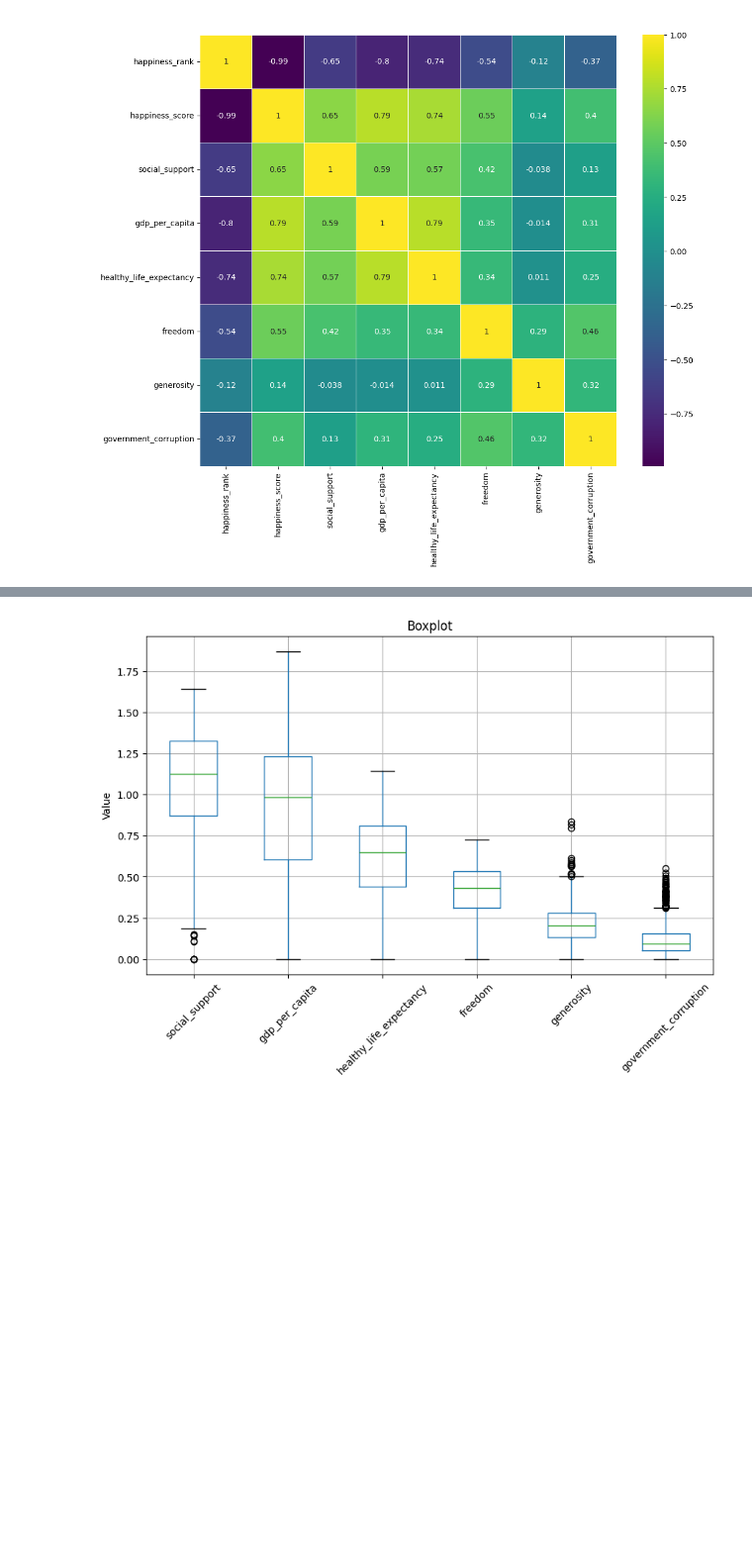
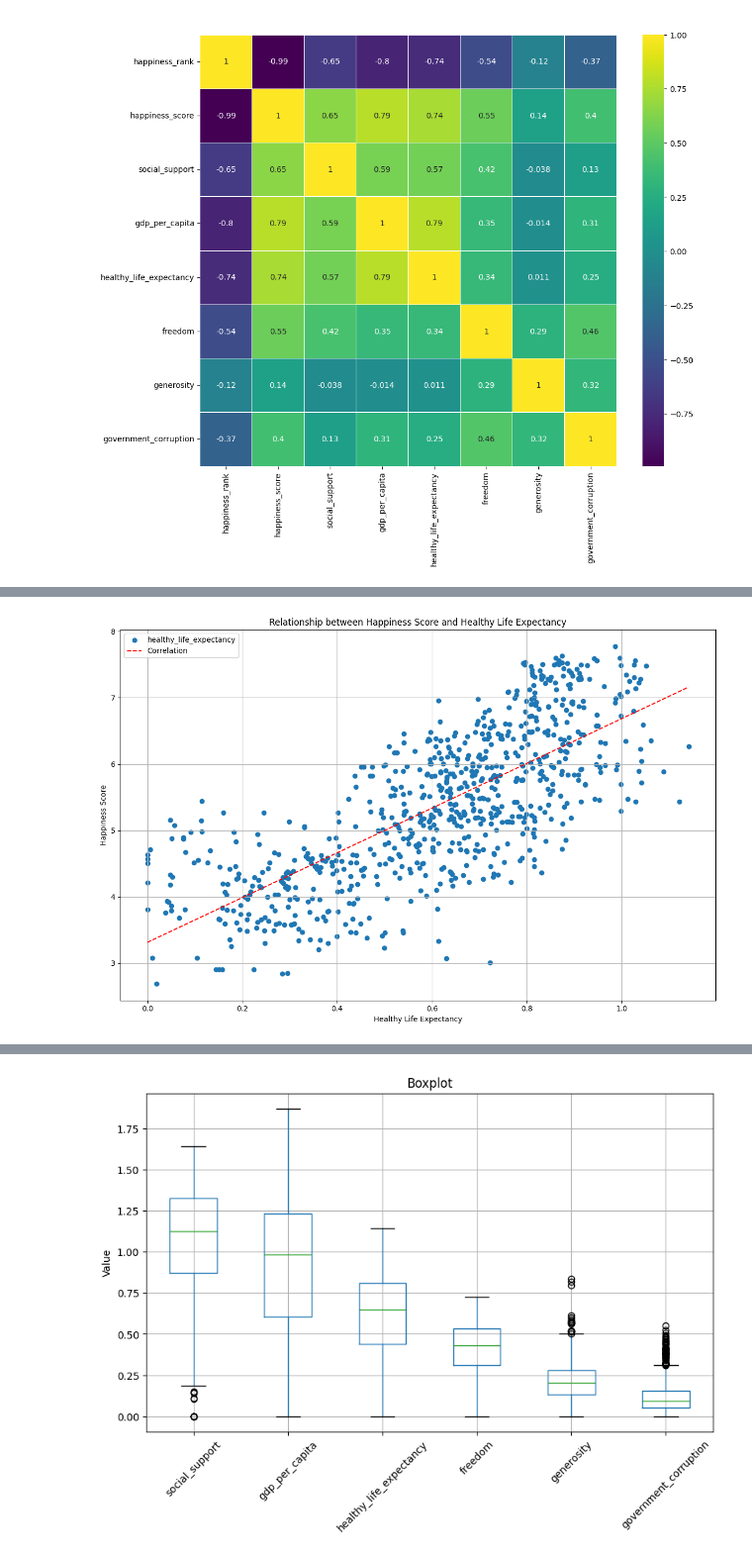
Before and after one commit to mdlangeles/ML_and_Data_Streaming_with_Kafka_WORKSHOP3, a Jupyter notebook: Notebooks/EDA.ipynb, the cells around one changed output, grey strips where cells are left out. Shown at 99% size. Saved outputs shown, nothing was run; the diff lists cells and outputs as text; code cells hidden in the pictures; blank space fills up the shorter version.

```diff
--- a/Notebooks/EDA.ipynb
+++ b/Notebooks/EDA.ipynb
@@ -815,0 +849,26 @@ plt.show()
+# %%
+columns_of_interest = ['healthy_life_expectancy']
+
+plt.figure(figsize=(12, 8))
+
+for column in columns_of_interest:
+    plt.scatter(df[column], df['happiness_score'], label=column)
+
+x = df[columns_of_interest[0]]
+y = df['happiness_score']
+coef = np.polyfit(x, y, 1)
+poly1d_fn = np.poly1d(coef)
+
+plt.plot(np.linspace(0, x.max(), 100), poly1d_fn(np.linspace(0, x.max(), 100)), color='red', linestyle='--', label='Correlation')
+
+plt.xlabel('Healthy Life Expectancy')
+plt.ylabel('Happiness Score')
+plt.title('Relationship between Happiness Score and Healthy Life Expectancy')
+plt.legend()
+
+
+plt.grid(True)
+plt.tight_layout()
+plt.show()
+# %% [output]
+[figure, added]
```
Also changed, not shown: parts of 31 cells of this notebook, 2 other files.
